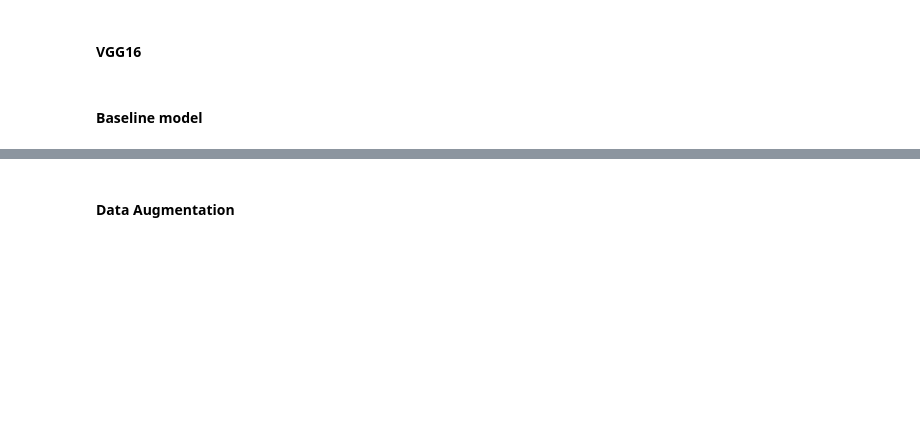
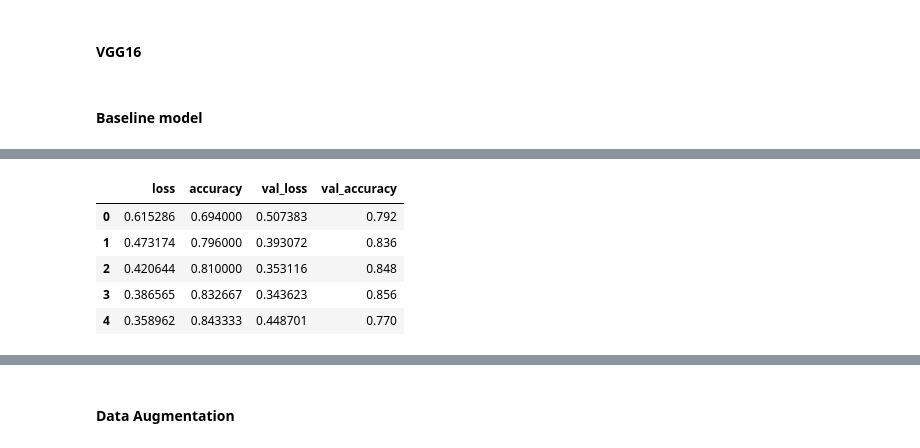
Before and after one commit to dibkb/tensorflow-udemy, a Jupyter notebook: CNN/1.ipynb, the cells around one changed output, grey strips where cells are left out. Drawn from its saved outputs; the diff is of its cells as text; code cells hidden in the pictures; blank space fills up the shorter version.

```diff
--- a/CNN/1.ipynb
+++ b/CNN/1.ipynb
@@ -447,0 +498,9 @@ history_df(history_five)
+# %%
+model_six.history_df()
+# %% [output]
+|  | loss | accuracy | val_loss | val_accuracy |
+| 0 | 0.615286 | 0.694000 | 0.507383 | 0.792 |
+| 1 | 0.473174 | 0.796000 | 0.393072 | 0.836 |
+| 2 | 0.420644 | 0.810000 | 0.353116 | 0.848 |
+| 3 | 0.386565 | 0.832667 | 0.343623 | 0.856 |
+| 4 | 0.358962 | 0.843333 | 0.448701 | 0.770 |
```
Also changed, not shown: parts of 22 cells of this notebook.
